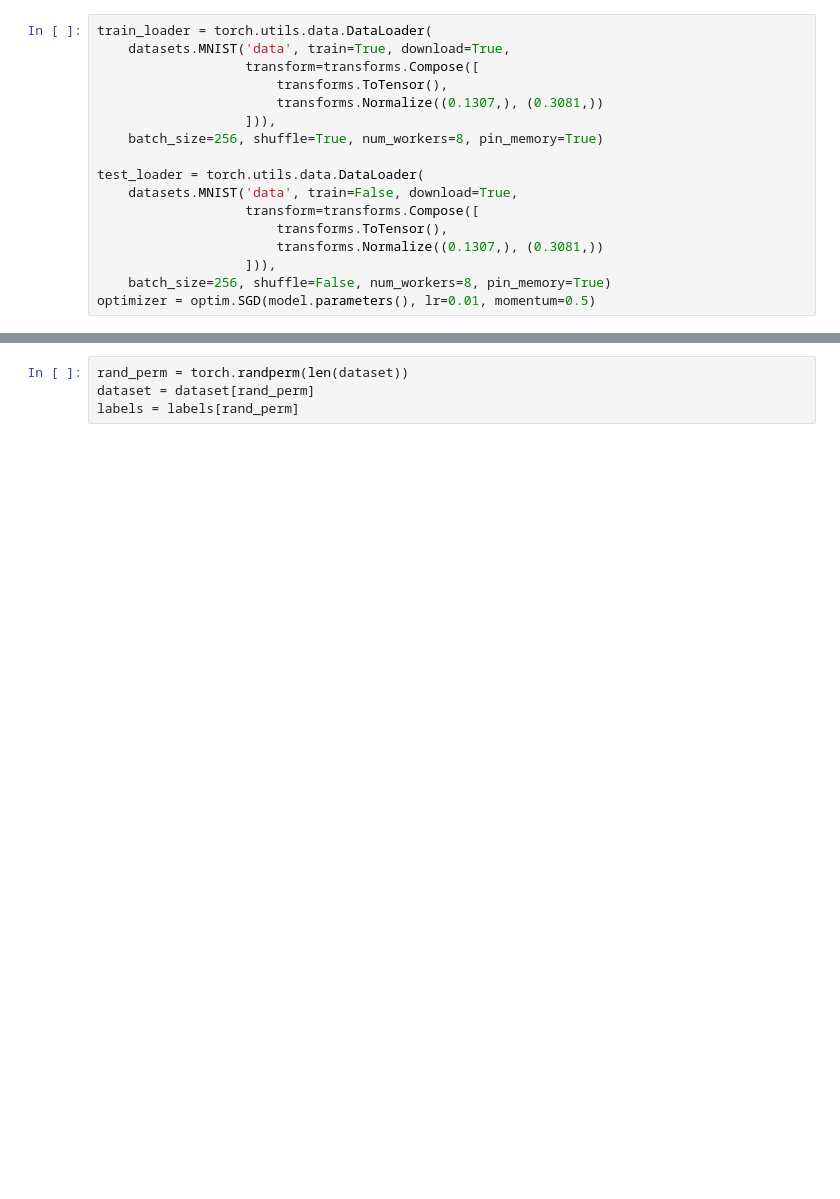
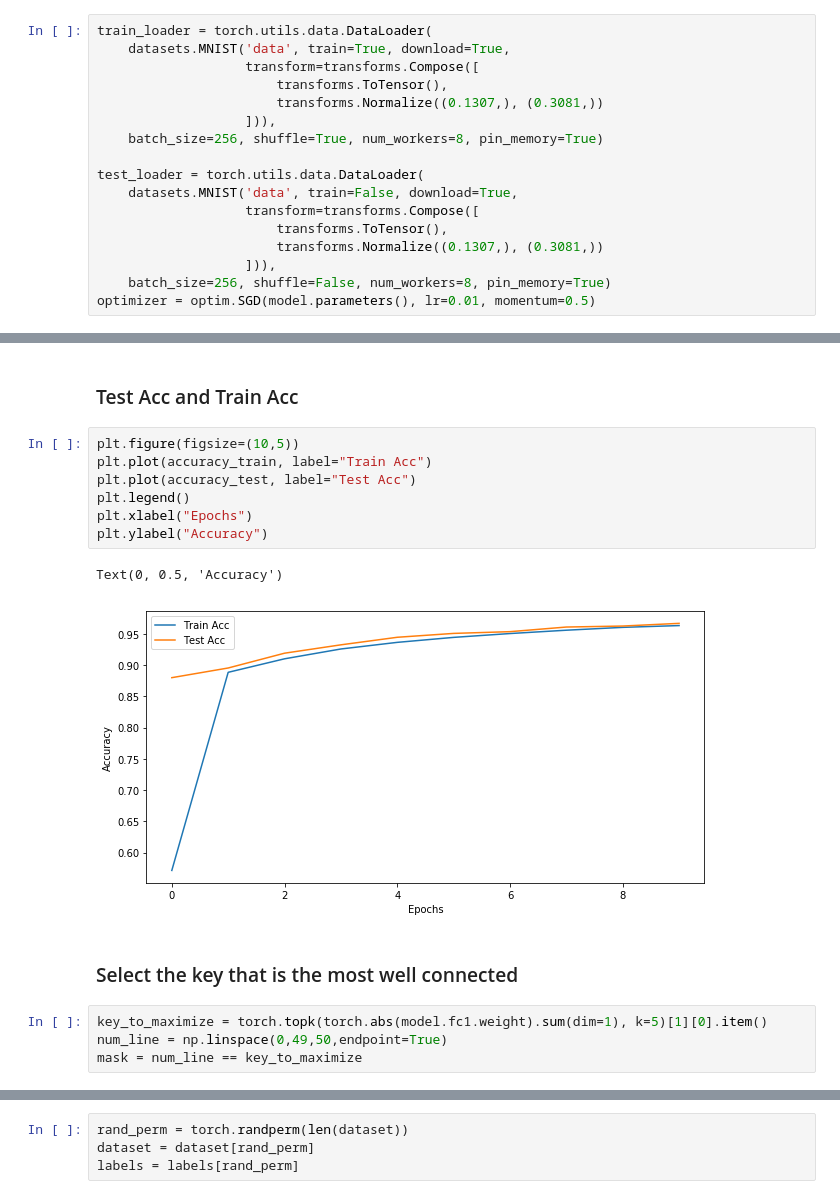
Before and after one commit to praateekmahajan/TrojanNN-Pytorch, a Jupyter notebook: final.ipynb, the cells around one changed output, grey strips where cells are left out. Cells and saved outputs as stored; diff of their text form; blank space fills up the shorter version.

```diff
--- a/final.ipynb
+++ b/final.ipynb
@@ -445,0 +161,18 @@ tensor(0, device='cuda:0')
+# %% [markdown]
+### Test Acc and Train Acc
+# %%
+plt.figure(figsize=(10,5))
+plt.plot(accuracy_train, label="Train Acc")
+plt.plot(accuracy_test, label="Test Acc")
+plt.legend()
+plt.xlabel("Epochs")
+plt.ylabel("Accuracy")
+# %% [output]
+Text(0, 0.5, 'Accuracy')
+[figure, added]
+# %% [markdown]
+### Select the key that is the most well connected
+# %%
+key_to_maximize = torch.topk(torch.abs(model.fc1.weight).sum(dim=1), k=5)[1][0].item()
+num_line = np.linspace(0,49,50,endpoint=True)
+mask = num_line == key_to_maximize
```
Also changed, not shown: parts of 78 cells of this notebook.
